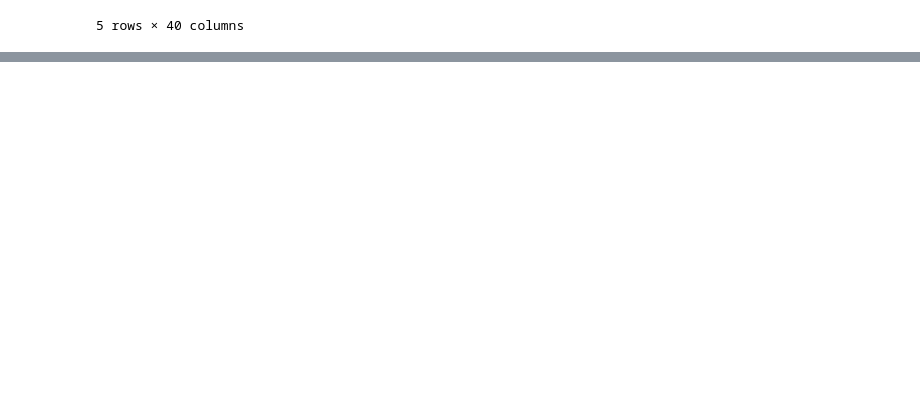
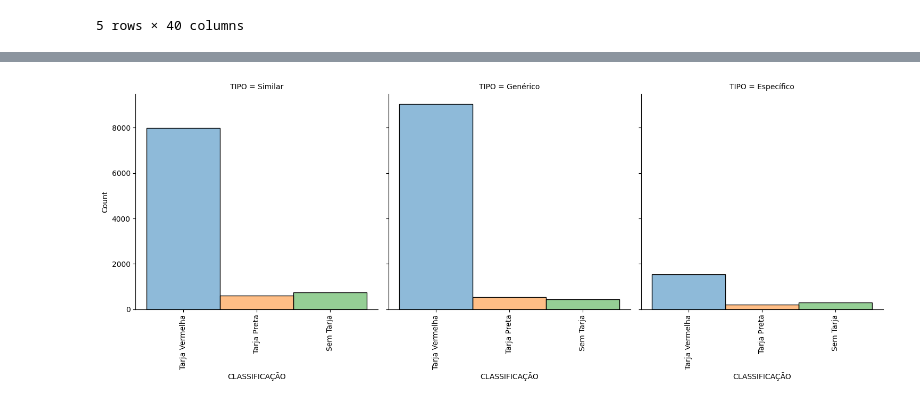
Before and after one commit to pioctba/Projeto_ADA_2, a Jupyter notebook: Projeto_ADA_Medicamentos.ipynb, the cells around one changed output, grey strips where cells are left out. Cells and saved outputs as stored; diff of their text form; code cells hidden in the pictures; blank space fills up the shorter version.

```diff
--- a/Projeto_ADA_Medicamentos.ipynb
+++ b/Projeto_ADA_Medicamentos.ipynb
@@ -244,0 +283,7 @@ TypeError: unsupported operand type(s) for &: 'str' and 'bool'
+# %%
+filtro_df = df[df['TIPO'].isin(['Específico', 'Genérico', 'Similar'])]
+P = sns.displot(filtro_df, x="CLASSIFICAÇÃO", hue="CLASSIFICAÇÃO", col="TIPO", col_wrap=3,height=5,legend=False )
+P.tick_params(axis='x', rotation=90)
+plt.show()
+# %% [output]
+[figure, added]
```
Also changed, not shown: parts of 51 cells of this notebook.
